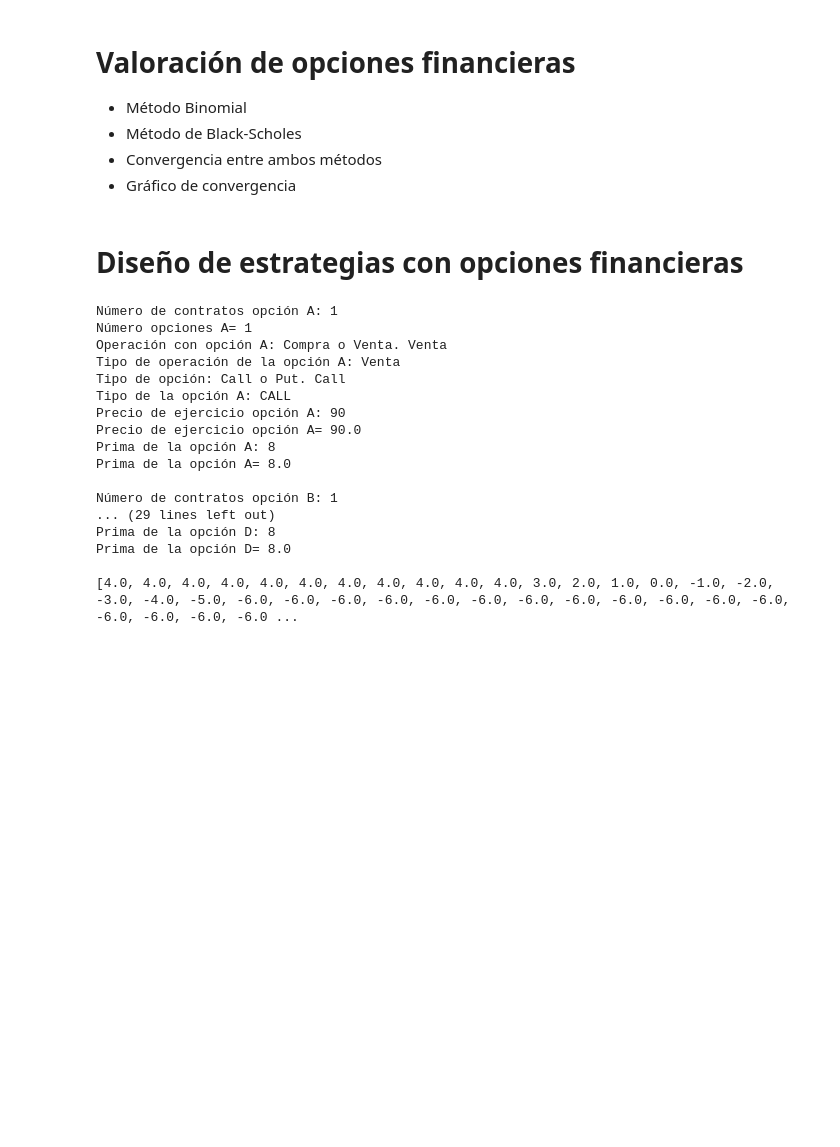
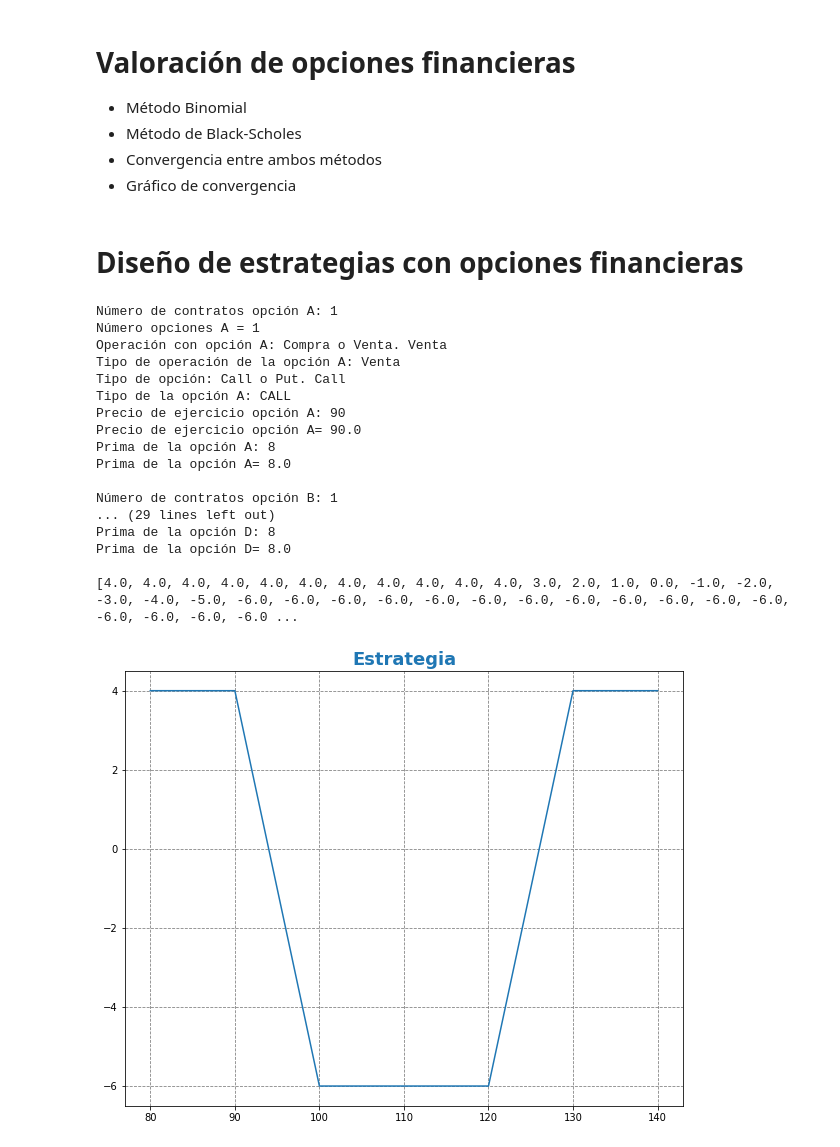
Before and after one commit to Julioore/TFM, a Jupyter notebook: TFM.ipynb, the cells around one changed output. Saved outputs shown, nothing was run; the diff lists cells and outputs as text; code cells hidden in the pictures; blank space fills up the shorter version.

```diff
--- a/TFM.ipynb
+++ b/TFM.ipynb
@@ -94,6 +94,9 @@ fig.savefig('graph.png')
 # %% [markdown]
 # Diseño de estrategias con opciones financieras
 # %%
+import matplotlib as mpl                                    # importamos las librerías
+import matplotlib.pyplot as plt
+
 # Datos de entrada para la opción A
 numA = int(input('Número de contratos opción A: ') or 1)    # número de contratos de la opción A
 print('Número opciones A =', numA)
@@ -275,31 +278,45 @@ if operacionD.lower()=='compra':
       payoffD[i] = (subyacenteD[i] - strikD - primaD) * numD
 else:
   for i in range(stop-start):
     if subyacenteD[i] <= strikD:
       payoffD[i] = (-primaD * numD) * (-1)
     else:
       payoffD[i] = (subyacenteD[i] - strikD - primaD) * numD * (-1)
 # print(payoffD)
 
+# Cálculo de la estrategia
 estrategia=[0]*(stop-start)
 for i in range(stop-start):
   estrategia[i] = payoffA[i]+payoffB[i]+payoffC[i]+payoffD[i]
 print(estrategia)
+print()
+
+# Gráfico de la estrategia
+fig = plt.figure(figsize=(10, 8))
+ax = fig.add_subplot(111)
+y = estrategia
+x = range(start, stop)
+ax.plot(x,y)
+ax.set_title('Estrategia', loc = "center", fontdict = {'fontsize':18, 'fontweight':'bold', 'color':'tab:blue'})
+ax.grid(axis = 'y', color = 'gray', linestyle = 'dashed')
+ax.grid(axis = 'x', color = 'gray', linestyle = 'dashed')
+fig.savefig('graph.png')
 # %% [output]
 Número de contratos opción A: 1
-Número opciones A= 1
+Número opciones A = 1
 Operación con opción A: Compra o Venta. Venta
 Tipo de operación de la opción A: Venta
 Tipo de opción: Call o Put. Call
 Tipo de la opción A: CALL
 Precio de ejercicio opción A: 90
 Precio de ejercicio opción A= 90.0
 Prima de la opción A: 8
 Prima de la opción A= 8.0
 
 Número de contratos opción B: 1
 ... (29 lines left out)
 Prima de la opción D: 8
 Prima de la opción D= 8.0
 
 [4.0, 4.0, 4.0, 4.0, 4.0, 4.0, 4.0, 4.0, 4.0, 4.0, 4.0, 3.0, 2.0, 1.0, 0.0, -1.0, -2.0, -3.0, -4.0, -5.0, -6.0, -6.0, -6.0, -6.0, -6.0, -6.0, -6.0, -6.0, -6.0, -6.0, -6.0, -6.0, -6.0, -6.0, -6.0, -6.0 ...
+[figure, added]
```
